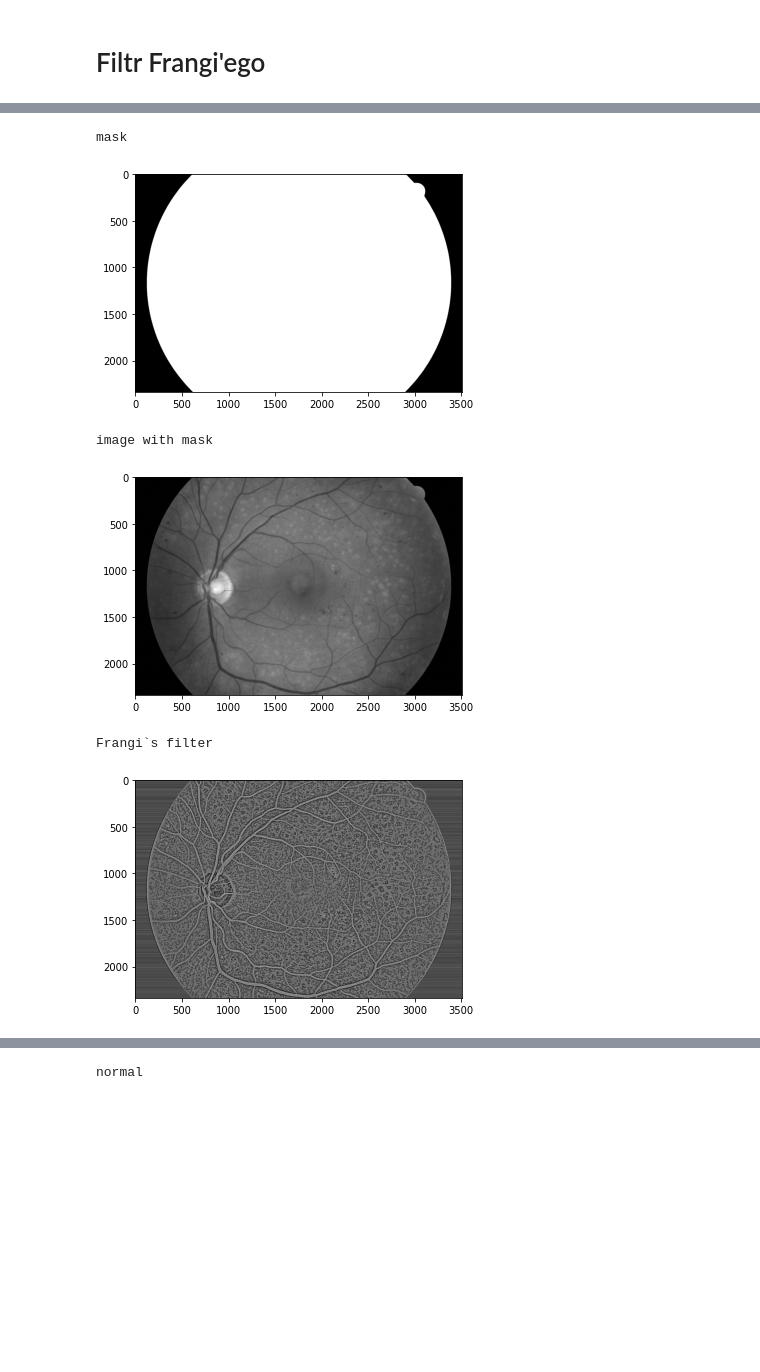
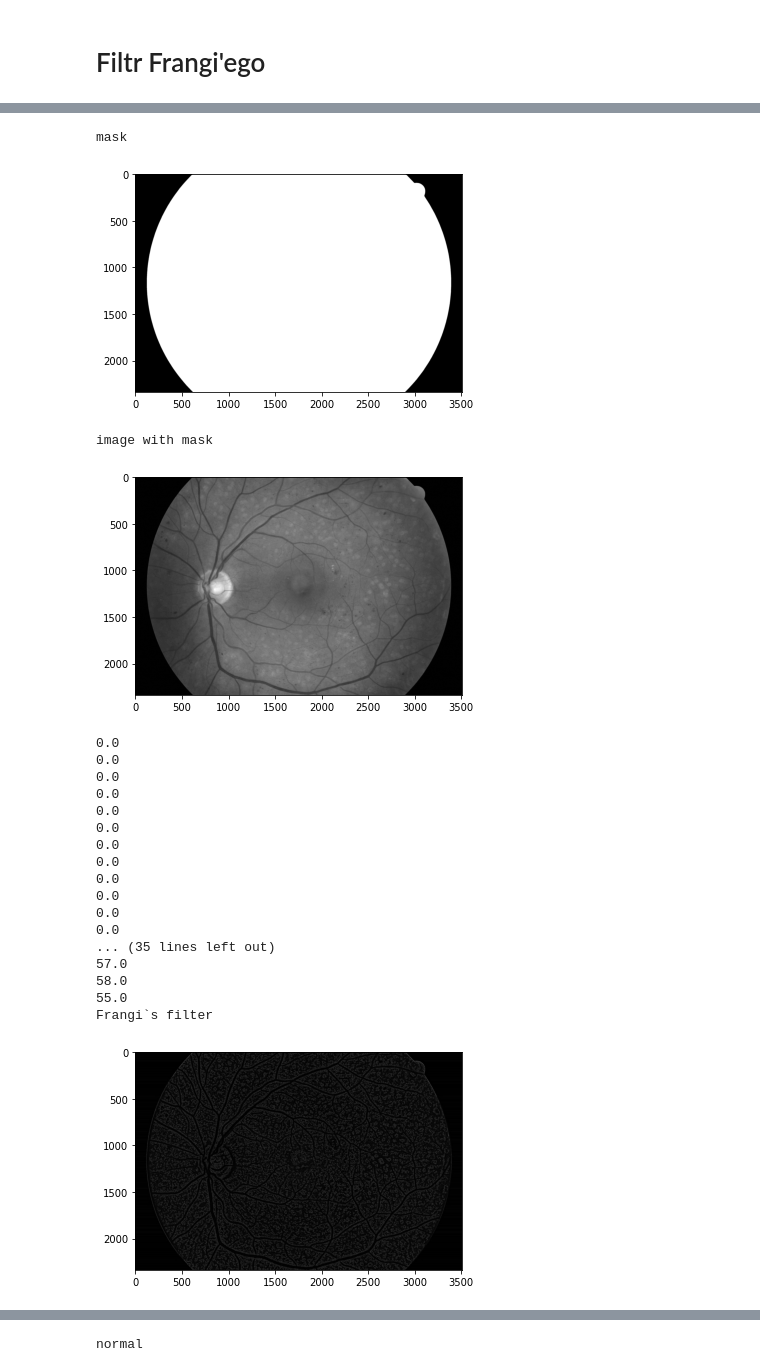
Before and after one commit to HelenaMaslowska/Segmenting-Retinal-Blood-Vessels-With-Deep-Neural-NetworksPlik, a Jupyter notebook: eye.ipynb, the cells around one changed output, grey strips where cells are left out. Saved outputs shown, nothing was run; the diff lists cells and outputs as text; code cells hidden in the pictures; blank space fills up the shorter version.

```diff
--- a/eye.ipynb
+++ b/eye.ipynb
@@ -106,35 +106,50 @@ image = extract_green_channel(image)
 showImage(image)
 
 print("mask")
 mask = mask[:, :, 0]
 showImage(mask)
 
 print("image with mask")
 img = image * mask
 showImage(image)
+for i in range(100,600,10):
+	print(img[500][i])
 
 print("Frangi`s filter")
-# for i in range(100,600,10):
-# 	print(image[500][i])
-
 for i in range(len(img)):
 	average = np.average(img[i])
 	for j in range(len(img[i])):
 		if img[i][j] == 0:
 			img[i][j] = average
 
 image = frangi(img)
 image = brightness(image)
-
+image = frangi(image)
 showImage(image)
 # %% [output]
 Original image
 [figure]
 Extract green channel
 [figure]
 mask
 [figure]
 image with mask
 [figure]
+0.0
+0.0
+0.0
+0.0
+0.0
+0.0
+0.0
+0.0
+0.0
+0.0
+0.0
+0.0
+... (35 lines left out)
+57.0
+58.0
+55.0
 Frangi`s filter
-[figure, old version]
+[figure, new version]
```
Also changed, not shown: parts of 1 cell of this notebook.
